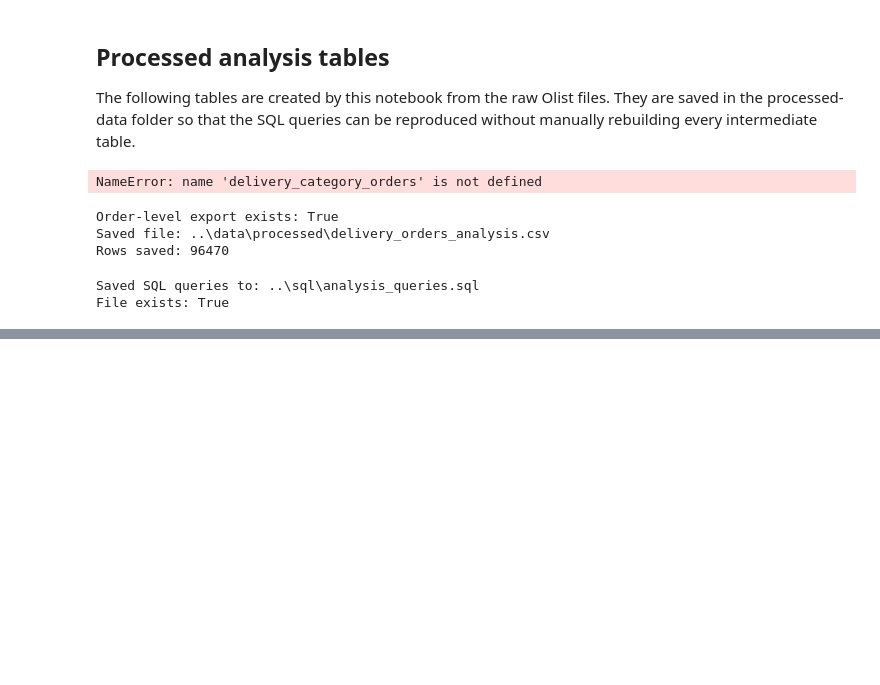
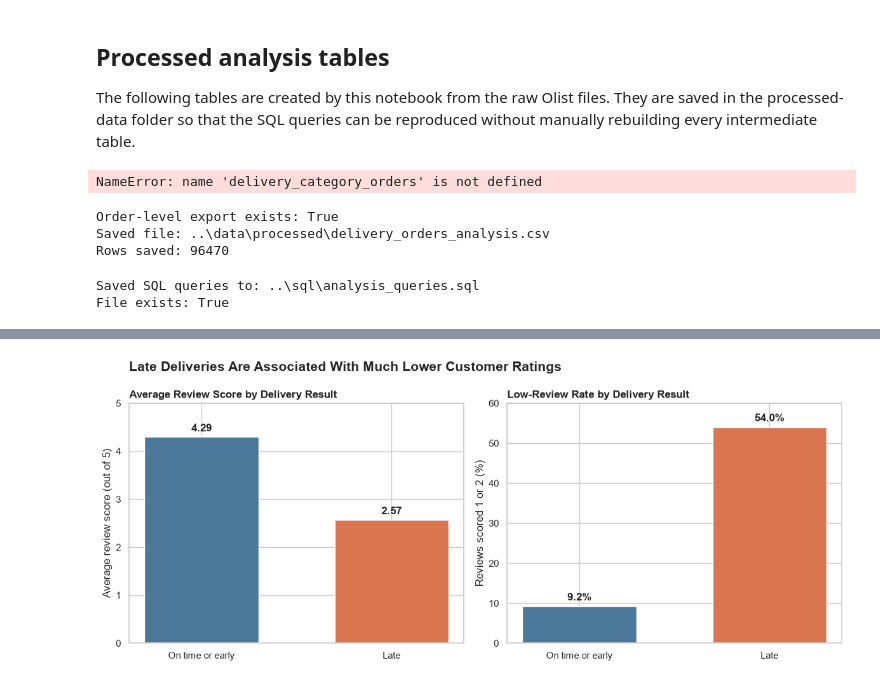
Before and after one commit to namitaramesh/ecommerce-delivery-reliability-analysis, a Jupyter notebook: notebooks/01_data_inventory.ipynb, the cells around one changed output, grey strips where cells are left out. Cells and saved outputs as stored; diff of their text form; code cells hidden in the pictures; blank space fills up the shorter version.

Commit message:
feat: extend delivery reliability analysis

```diff
--- a/notebooks/01_data_inventory.ipynb
+++ b/notebooks/01_data_inventory.ipynb
@@ -1674,0 +1762,15 @@ File exists: True
+# %%
+review_order_summary = (
+    reviews
+    .groupby("order_id")
+    .agg(
+        review_score=("review_score", "mean"),
+        review_count=("review_id", "size"),
+    )
+    .reset_index()
+)
+
+print("Rows in order-level review summary:", f"{len(review_order_summary):,}")
+print("Duplicate order IDs:", review_order_summary["order_id"].duplicated().sum())
+
+review_order_summary.head()
@@ -1674,0 +1873,80 @@ File exists: True
+# %%
+from pathlib import Path
+import matplotlib.pyplot as plt
+import seaborn as sns
+
+figures_dir = Path("../docs/figures")
+figures_dir.mkdir(parents=True, exist_ok=True)
+
+sns.set_theme(style="whitegrid")
+
+review_plot = (
+    review_delivery_summary
+    .set_index("delivery_result")
+    .loc[["On time or early", "Late"]]
+    .reset_index()
+)
+
+colors = ["#4C7899", "#D9754F"]
+
+fig, axes = plt.subplots(1, 2, figsize=(12, 5))
+
+axes[0].bar(
+    review_plot["delivery_result"],
+    review_plot["mean_review_score"],
+    color=colors,
+    width=0.6,
+)
+
+axes[0].set_title("Average Review Score by Delivery Result", loc="left", weight="bold")
+axes[0].set_ylabel("Average review score (out of 5)")
+axes[0].set_ylim(0, 5)
+axes[0].set_xlabel("")
+
+for index, value in enumerate(review_plot["mean_review_score"]):
+    axes[0].text(
+        index,
+        value + 0.12,
+        f"{value:.2f}",
+        ha="center",
+        weight="bold",
+    )
+
+axes[1].bar(
+    review_plot["delivery_result"],
+    review_plot["low_review_rate_pct"],
+    color=colors,
+    width=0.6,
+)
+
+axes[1].set_title("Low-Review Rate by Delivery Result", loc="left", weight="bold")
+axes[1].set_ylabel("Reviews scored 1 or 2 (%)")
+axes[1].set_ylim(0, 60)
+axes[1].set_xlabel("")
+
+for index, value in enumerate(review_plot["low_review_rate_pct"]):
+    axes[1].text(
+        index,
+        value + 1.5,
+        f"{value:.1f}%",
+        ha="center",
+        weight="bold",
+    )
+
+fig.suptitle(
+    "Late Deliveries Are Associated With Much Lower Customer Ratings",
+    x=0.05,
+    ha="left",
+    fontsize=15,
+    fontweight="bold",
+)
+
+plt.tight_layout()
+
+figure_path = figures_dir / "review_scores_by_delivery_result.png"
+plt.savefig(figure_path, dpi=160, bbox_inches="tight")
+plt.show()
+
+print(f"Saved figure to: {figure_path}")
+# %% [output]
+[figure, added]
```
Also changed, not shown: parts of 20 cells of this notebook.
